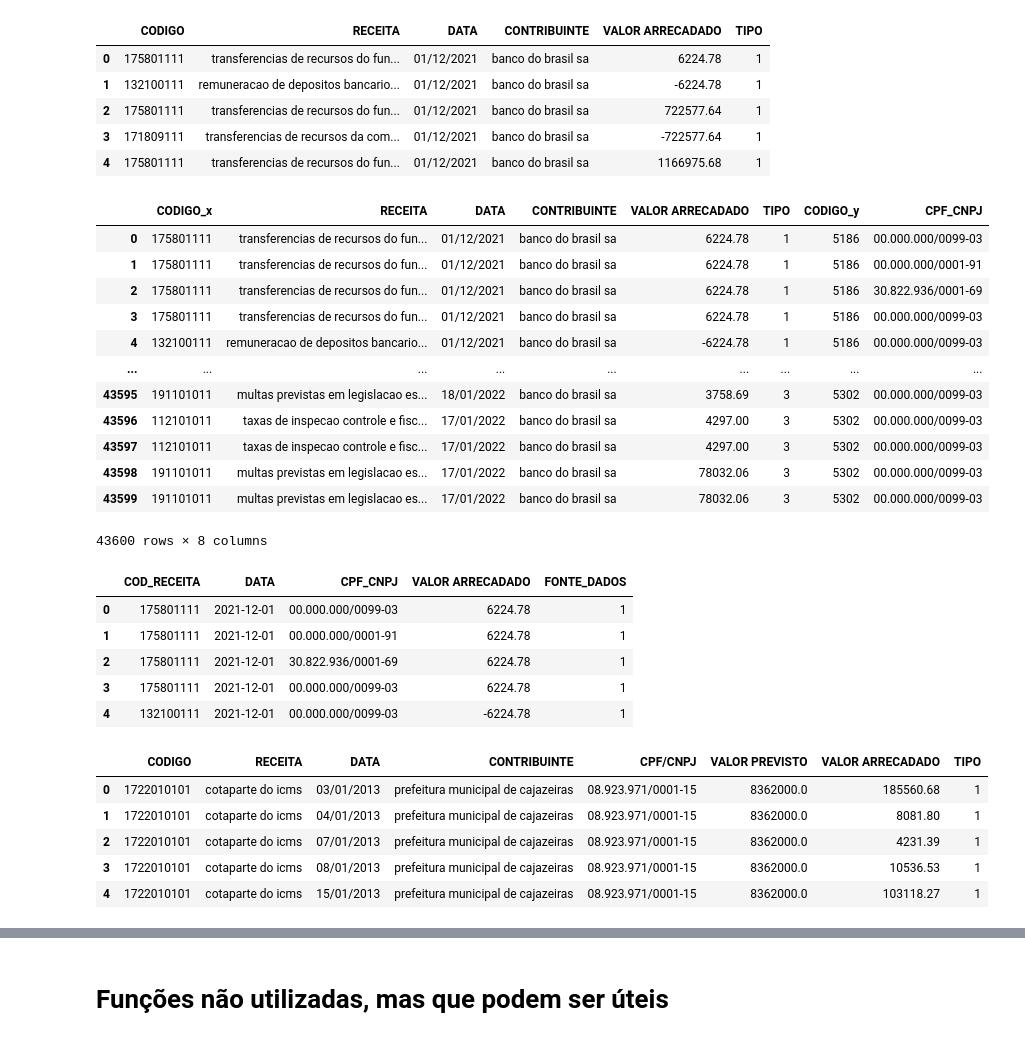
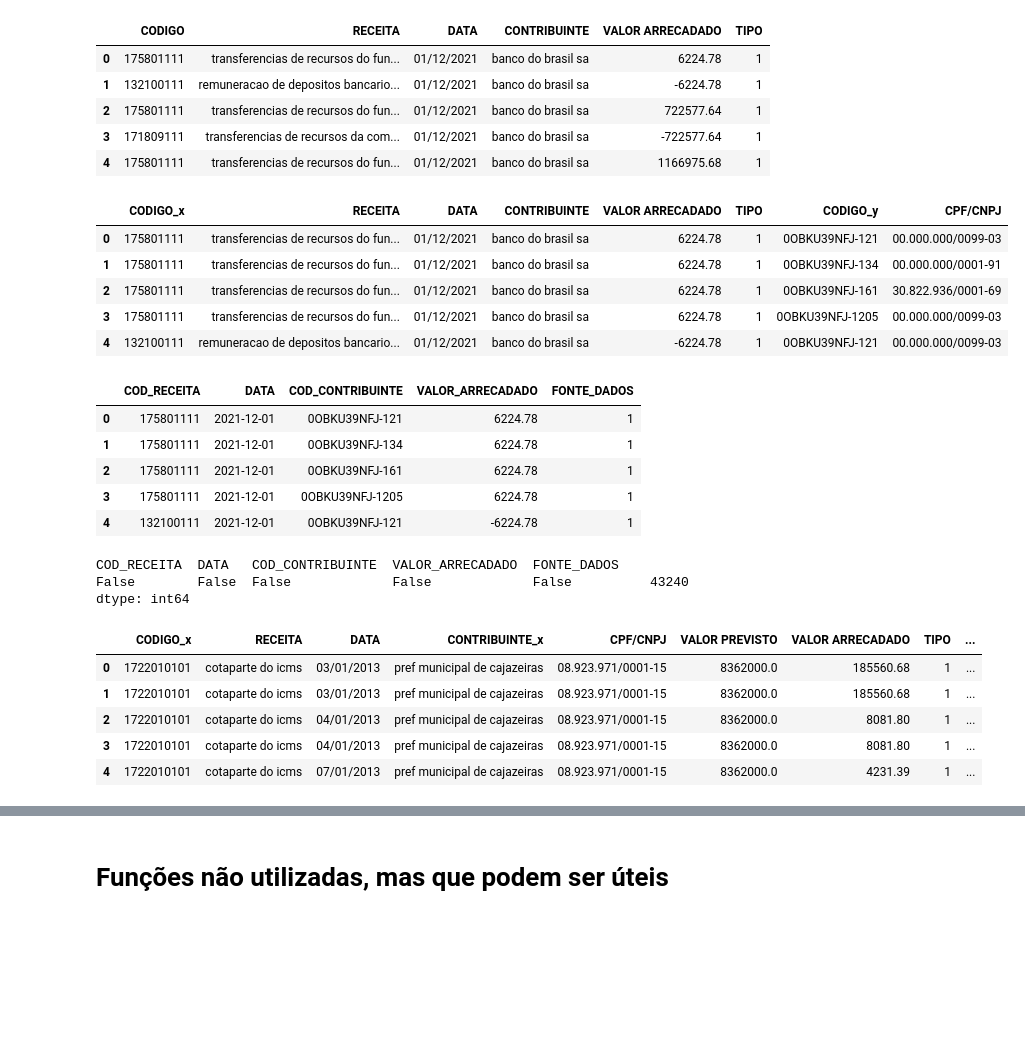
Before and after one commit to AllysonAbreu/dw_contas_publicas_2022, a Jupyter notebook: TCC2/dados/01_receitas/dados_para_carga/tratamento_dados_receitas.ipynb, the cells around one changed output, grey strips where cells are left out. Cells and saved outputs as stored; diff of their text form; code cells hidden in the pictures; blank space fills up the shorter version.

```diff
--- a/TCC2/dados/01_receitas/dados_para_carga/tratamento_dados_receitas.ipynb
+++ b/TCC2/dados/01_receitas/dados_para_carga/tratamento_dados_receitas.ipynb
@@ -625,4 +575,0 @@ def preencher_cpf_cnpj(df):
-# %%
-df_merge_contribuintes = gerar_codigo_unico(df_merge_contribuintes)
-df_merge_contribuintes = preencher_cpf_cnpj(df_merge_contribuintes)
-df_merge_contribuintes
@@ -647,0 +617,4 @@ df_merge_contribuintes.to_csv('dados_contribuintes.csv', index=False, sep=';')
+# %%
+df_merge_contribuintes = gerar_codigo_unico(df_merge_contribuintes,'CODIGO','TIPO')
+df_merge_contribuintes = preenche_celulas_vazias(df_merge_contribuintes,'CPF/CNPJ', 'nao ha registros do documentos na fonte de dados')
+df_merge_contribuintes
@@ -647,0 +648,2 @@ df_merge_contribuintes.to_csv('dados_contribuintes.csv', index=False, sep=';')
+# %%
+df_merge_contribuintes = remove_espacos_duplos(df_merge_contribuintes)
@@ -883,4 +898,11 @@ df_dados_completos_2022.head()
 | 2 | 175801111 | transferencias de recursos do fun... | 01/12/2021 | banco do brasil sa | 722577.64 | 1 |
 | 3 | 171809111 | transferencias de recursos da com... | 01/12/2021 | banco do brasil sa | -722577.64 | 1 |
 | 4 | 175801111 | transferencias de recursos do fun... | 01/12/2021 | banco do brasil sa | 1166975.68 | 1 |
+# %%
+def acrescenta_codigo_contribuintes_2021_2022(df1, df2):
+    # Usando merge para combinar os dataframes
+    df_merged = df1.merge(df2, on=['CONTRIBUINTE', 'TIPO'], how='left')
+    # Preenche valores ausentes com 'sem correspondência'
+    df_merged.fillna('sem correspondência', inplace=True)
+    return df_merged
 # %%
@@ -893,43 +913,43 @@ def acrescenta_codigo_dados_2021_2022(df1, df2):
 
     return df_merged
 # %%
-df_receitas_2022 = acrescenta_codigo_dados_2021_2022(df_dados_completos_2022, df_merge_contribuintes)
-df_receitas_2022
+df_receitas_2022 = acrescenta_codigo_contribuintes_2021_2022(df_dados_completos_2022, df_merge_contribuintes)
+df_receitas_2022.head()
 # %% [output]
-|  | CODIGO_x | RECEITA | DATA | CONTRIBUINTE | VALOR ARRECADADO | TIPO | CODIGO_y | CPF_CNPJ |
-| 0 | 175801111 | transferencias de recursos do fun... | 01/12/2021 | banco do brasil sa | 6224.78 | 1 | 5186 | 00.000.000/0099-03 |
-| 1 | 175801111 | transferencias de recursos do fun... | 01/12/2021 | banco do brasil sa | 6224.78 | 1 | 5186 | 00.000.000/0001-91 |
-| 2 | 175801111 | transferencias de recursos do fun... | 01/12/2021 | banco do brasil sa | 6224.78 | 1 | 5186 | 30.822.936/0001-69 |
-| 3 | 175801111 | transferencias de recursos do fun... | 01/12/2021 | banco do brasil sa | 6224.78 | 1 | 5186 | 00.000.000/0099-03 |
-| 4 | 132100111 | remuneracao de depositos bancario... | 01/12/2021 | banco do brasil sa | -6224.78 | 1 | 5186 | 00.000.000/0099-03 |
-| ... | ... | ... | ... | ... | ... | ... | ... | ... |
-| 43595 | 191101011 | multas previstas em legislacao es... | 18/01/2022 | banco do brasil sa | 3758.69 | 3 | 5302 | 00.000.000/0099-03 |
-| 43596 | 112101011 | taxas de inspecao controle e fisc... | 17/01/2022 | banco do brasil sa | 4297.00 | 3 | 5302 | 00.000.000/0099-03 |
-| 43597 | 112101011 | taxas de inspecao controle e fisc... | 17/01/2022 | banco do brasil sa | 4297.00 | 3 | 5302 | 00.000.000/0099-03 |
-| 43598 | 191101011 | multas previstas em legislacao es... | 17/01/2022 | banco do brasil sa | 78032.06 | 3 | 5302 | 00.000.000/0099-03 |
-| 43599 | 191101011 | multas previstas em legislacao es... | 17/01/2022 | banco do brasil sa | 78032.06 | 3 | 5302 | 00.000.000/0099-03 |
+|  | CODIGO_x | RECEITA | DATA | CONTRIBUINTE | VALOR ARRECADADO | TIPO | CODIGO_y | CPF/CNPJ |
+| 0 | 175801111 | transferencias de recursos do fun... | 01/12/2021 | banco do brasil sa | 6224.78 | 1 | 0OBKU39NFJ-121 | 00.000.000/0099-03 |
+| 1 | 175801111 | transferencias de recursos do fun... | 01/12/2021 | banco do brasil sa | 6224.78 | 1 | 0OBKU39NFJ-134 | 00.000.000/0001-91 |
+| 2 | 175801111 | transferencias de recursos do fun... | 01/12/2021 | banco do brasil sa | 6224.78 | 1 | 0OBKU39NFJ-161 | 30.822.936/0001-69 |
+| 3 | 175801111 | transferencias de recursos do fun... | 01/12/2021 | banco do brasil sa | 6224.78 | 1 | 0OBKU39NFJ-1205 | 00.000.000/0099-03 |
+| 4 | 132100111 | remuneracao de depositos bancario... | 01/12/2021 | banco do brasil sa | -6224.78 | 1 | 0OBKU39NFJ-121 | 00.000.000/0099-03 |
-43600 rows × 8 columns
 # %%
-df_receitas_2022.drop(['RECEITA','CODIGO_y','CONTRIBUINTE'], axis=1, inplace=True)
-df_receitas_2022.rename({'CODIGO_x':'COD_RECEITA','TIPO':'FONTE_DADOS'}, axis=1, inplace=True)
-df_receitas_2022 = df_receitas_2022.reindex(['COD_RECEITA','DATA','CPF_CNPJ','VALOR ARRECADADO','FONTE_DADOS'], axis=1)
+df_receitas_2022.drop(['RECEITA','CONTRIBUINTE','CPF/CNPJ'], axis=1, inplace=True)
+df_receitas_2022.rename({'CODIGO_x':'COD_RECEITA','CODIGO_y':'COD_CONTRIBUINTE','TIPO':'FONTE_DADOS', 'VALOR ARRECADADO':'VALOR_ARRECADADO'}, axis=1, inplace=True)
+df_receitas_2022 = df_receitas_2022.reindex(['COD_RECEITA','DATA','COD_CONTRIBUINTE','VALOR_ARRECADADO','FONTE_DADOS'], axis=1)
 df_receitas_2022['DATA'] = pd.to_datetime(df_receitas_2022['DATA'], format='%d/%m/%Y')
 
 df_receitas_2022.head()
 # %% [output]
-|  | COD_RECEITA | DATA | CPF_CNPJ | VALOR ARRECADADO | FONTE_DADOS |
-| 0 | 175801111 | 2021-12-01 | 00.000.000/0099-03 | 6224.78 | 1 |
-| 1 | 175801111 | 2021-12-01 | 00.000.000/0001-91 | 6224.78 | 1 |
-| 2 | 175801111 | 2021-12-01 | 30.822.936/0001-69 | 6224.78 | 1 |
-| 3 | 175801111 | 2021-12-01 | 00.000.000/0099-03 | 6224.78 | 1 |
-| 4 | 132100111 | 2021-12-01 | 00.000.000/0099-03 | -6224.78 | 1 |
+|  | COD_RECEITA | DATA | COD_CONTRIBUINTE | VALOR_ARRECADADO | FONTE_DADOS |
+| 0 | 175801111 | 2021-12-01 | 0OBKU39NFJ-121 | 6224.78 | 1 |
+| 1 | 175801111 | 2021-12-01 | 0OBKU39NFJ-134 | 6224.78 | 1 |
+| 2 | 175801111 | 2021-12-01 | 0OBKU39NFJ-161 | 6224.78 | 1 |
+| 3 | 175801111 | 2021-12-01 | 0OBKU39NFJ-1205 | 6224.78 | 1 |
+| 4 | 132100111 | 2021-12-01 | 0OBKU39NFJ-121 | -6224.78 | 1 |
+# %%
+df_receitas_2022.isnull().value_counts()
+# %% [output]
+COD_RECEITA  DATA   COD_CONTRIBUINTE  VALOR_ARRECADADO  FONTE_DADOS
+False        False  False             False             False          43240
+dtype: int64
 # %%
+df_receitas_2020 = acrescenta_codigo_contribuintes_2013_2020(df_dados_completos_2020, df_merge_contribuintes)
 df_receitas_2020.head()
 # %% [output]
-|  | CODIGO | RECEITA | DATA | CONTRIBUINTE | CPF/CNPJ | VALOR PREVISTO | VALOR ARRECADADO | TIPO |
-| 0 | 1722010101 | cotaparte do icms | 03/01/2013 | prefeitura municipal de cajazeiras | 08.923.971/0001-15 | 8362000.0 | 185560.68 | 1 |
-| 1 | 1722010101 | cotaparte do icms | 04/01/2013 | prefeitura municipal de cajazeiras | 08.923.971/0001-15 | 8362000.0 | 8081.80 | 1 |
-| 2 | 1722010101 | cotaparte do icms | 07/01/2013 | prefeitura municipal de cajazeiras | 08.923.971/0001-15 | 8362000.0 | 4231.39 | 1 |
-| 3 | 1722010101 | cotaparte do icms | 08/01/2013 | prefeitura municipal de cajazeiras | 08.923.971/0001-15 | 8362000.0 | 10536.53 | 1 |
-| 4 | 1722010101 | cotaparte do icms | 15/01/2013 | prefeitura municipal de cajazeiras | 08.923.971/0001-15 | 8362000.0 | 103118.27 | 1 |
+|  | CODIGO_x | RECEITA | DATA | CONTRIBUINTE_x | CPF/CNPJ | VALOR PREVISTO | VALOR ARRECADADO | TIPO | ... |
+| 0 | 1722010101 | cotaparte do icms | 03/01/2013 | pref municipal de cajazeiras | 08.923.971/0001-15 | 8362000.0 | 185560.68 | 1 | ... |
+| 1 | 1722010101 | cotaparte do icms | 03/01/2013 | pref municipal de cajazeiras | 08.923.971/0001-15 | 8362000.0 | 185560.68 | 1 | ... |
+| 2 | 1722010101 | cotaparte do icms | 04/01/2013 | pref municipal de cajazeiras | 08.923.971/0001-15 | 8362000.0 | 8081.80 | 1 | ... |
+| 3 | 1722010101 | cotaparte do icms | 04/01/2013 | pref municipal de cajazeiras | 08.923.971/0001-15 | 8362000.0 | 8081.80 | 1 | ... |
+| 4 | 1722010101 | cotaparte do icms | 07/01/2013 | pref municipal de cajazeiras | 08.923.971/0001-15 | 8362000.0 | 4231.39 | 1 | ... |
 # %%
```
Also changed, not shown: parts of 25 cells of this notebook, 27 other files.
